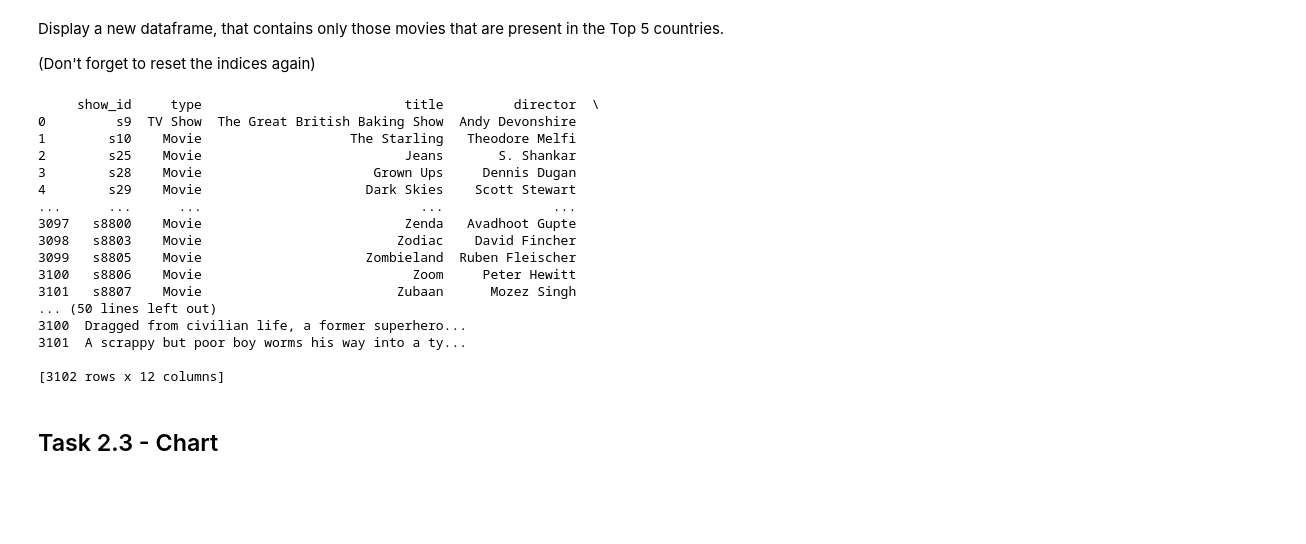
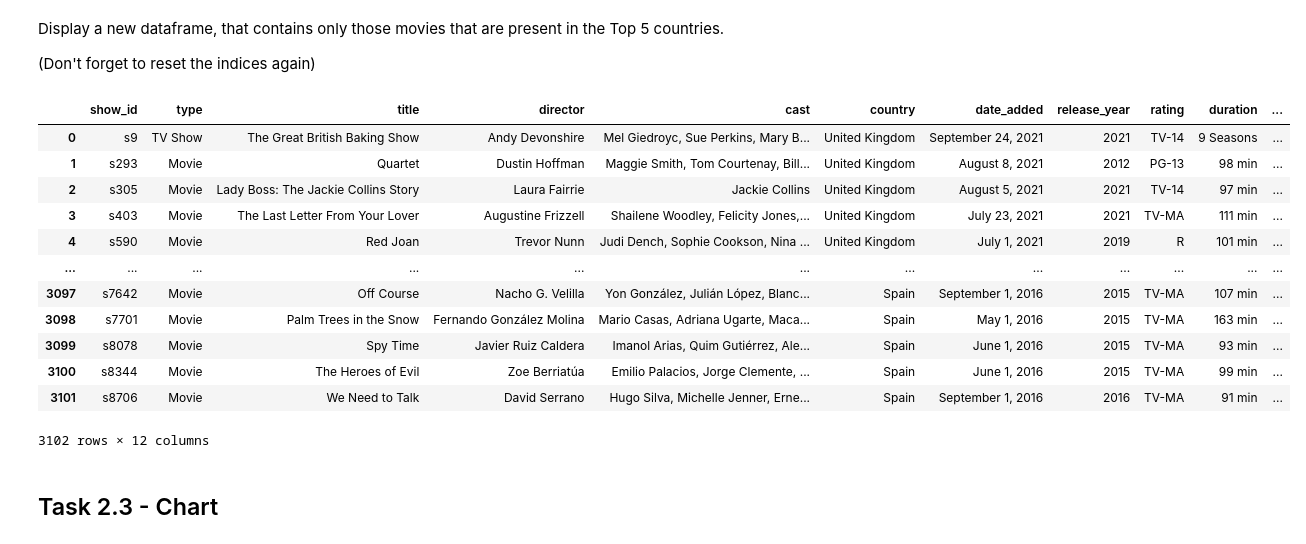
Before and after one commit to siddhant-uniyal/Synapse-Tasks, a Jupyter notebook: Copy_of_Synapse_Task2.ipynb, the cells around one changed output. Saved outputs shown, nothing was run; the diff lists cells and outputs as text; code cells hidden in the pictures; blank space fills up the shorter version.

```diff
--- a/Copy_of_Synapse_Task2.ipynb
+++ b/Copy_of_Synapse_Task2.ipynb
@@ -109,8 +109,8 @@ The dataset contains 8807 rows
 # %% [markdown]
 Display the first 10 elements of the dataframe.
 # %%
-df = df.dropna()
-df = df.reset_index(drop=True)
+df.dropna(inplace=True)
+df.reset_index(inplace=True , drop=True)
 df
 # %% [output]
 |  | show_id | type | title | director | cast | country | date_added | release_year | rating | duration | ... |
@@ -218,43 +191,37 @@ Display a new dataframe, that contains only those movies that are present in the
 
 (Don't forget to reset the indices again)
 # %%
+# The length of new dataframe will be 3102, if correct
+top_5 = movies.head(5)
+df.merge(top_5[['country']])
 
-# The length of new dataframe will be 3102, if correct
+# by using split and defining a function:
 
-countries = movies['Country'].head(5).tolist()
+# countries = movies['country'].head(5).tolist()
+# def checker(string,countries):
+#   list = string.split(',')
+#   for item in list:
+#     if(not item in countries):
+#       return False
+#   return True
 
-y = df
-
-
-def checker(string,countries):
-  list = string.split(',')
-  for item in list:
-    if(not item in countries):
-      return False
-  return True
-
-
-new_df = y[y['country'].apply(lambda x:checker(x,countries))]
-new_df = new_df.reset_index(drop=True)
-print(new_df)
+# new_df = df[df['country'].apply(lambda x:checker(x,countries))]
+# new_df = new_df.reset_index(drop=True)
+# new_df
 # %% [output]
+|  | show_id | type | title | director | cast | country | date_added | release_year | rating | duration | ... |
+| 0 | s9 | TV Show | The Great British Baking Show | Andy Devonshire | Mel Giedroyc, Sue Perkins, Mary B... | United Kingdom | September 24, 2021 | 2021 | TV-14 | 9 Seasons | ... |
+| 1 | s293 | Movie | Quartet | Dustin Hoffman | Maggie Smith, Tom Courtenay, Bill... | United Kingdom | August 8, 2021 | 2012 | PG-13 | 98 min | ... |
+| 2 | s305 | Movie | Lady Boss: The Jackie Collins Story | Laura Fairrie | Jackie Collins | United Kingdom | August 5, 2021 | 2021 | TV-14 | 97 min | ... |
+| 3 | s403 | Movie | The Last Letter From Your Lover | Augustine Frizzell | Shailene Woodley, Felicity Jones,... | United Kingdom | July 23, 2021 | 2021 | TV-MA | 111 min | ... |
+| 4 | s590 | Movie | Red Joan | Trevor Nunn | Judi Dench, Sophie Cookson, Nina ... | United Kingdom | July 1, 2021 | 2019 | R | 101 min | ... |
+| ... | ... | ... | ... | ... | ... | ... | ... | ... | ... | ... | ... |
+| 3097 | s7642 | Movie | Off Course | Nacho G. Velilla | Yon González, Julián López, Blanc... | Spain | September 1, 2016 | 2015 | TV-MA | 107 min | ... |
+| 3098 | s7701 | Movie | Palm Trees in the Snow | Fernando González Molina | Mario Casas, Adriana Ugarte, Maca... | Spain | May 1, 2016 | 2015 | TV-MA | 163 min | ... |
+| 3099 | s8078 | Movie | Spy Time | Javier Ruiz Caldera | Imanol Arias, Quim Gutiérrez, Ale... | Spain | June 1, 2016 | 2015 | TV-MA | 93 min | ... |
+| 3100 | s8344 | Movie | The Heroes of Evil | Zoe Berriatúa | Emilio Palacios, Jorge Clemente, ... | Spain | June 1, 2016 | 2015 | TV-MA | 99 min | ... |
+| 3101 | s8706 | Movie | We Need to Talk | David Serrano | Hugo Silva, Michelle Jenner, Erne... | Spain | September 1, 2016 | 2016 | TV-MA | 91 min | ... |
-     show_id     type                          title         director  \
-0         s9  TV Show  The Great British Baking Show  Andy Devonshire
-1        s10    Movie                   The Starling   Theodore Melfi
-2        s25    Movie                          Jeans       S. Shankar
-3        s28    Movie                      Grown Ups     Dennis Dugan
-4        s29    Movie                     Dark Skies    Scott Stewart
-...      ...      ...                            ...              ...
-3097   s8800    Movie                          Zenda   Avadhoot Gupte
-3098   s8803    Movie                         Zodiac    David Fincher
-3099   s8805    Movie                     Zombieland  Ruben Fleischer
-3100   s8806    Movie                           Zoom     Peter Hewitt
-3101   s8807    Movie                         Zubaan      Mozez Singh
-... (50 lines left out)
-3100  Dragged from civilian life, a former superhero...
-3101  A scrappy but poor boy worms his way into a ty...
-
-[3102 rows x 12 columns]
+3102 rows × 12 columns
 # %% [markdown]
 ## Task 2.3 - Chart
 # %% [markdown]
```
Also changed, not shown: parts of 5 cells of this notebook.
